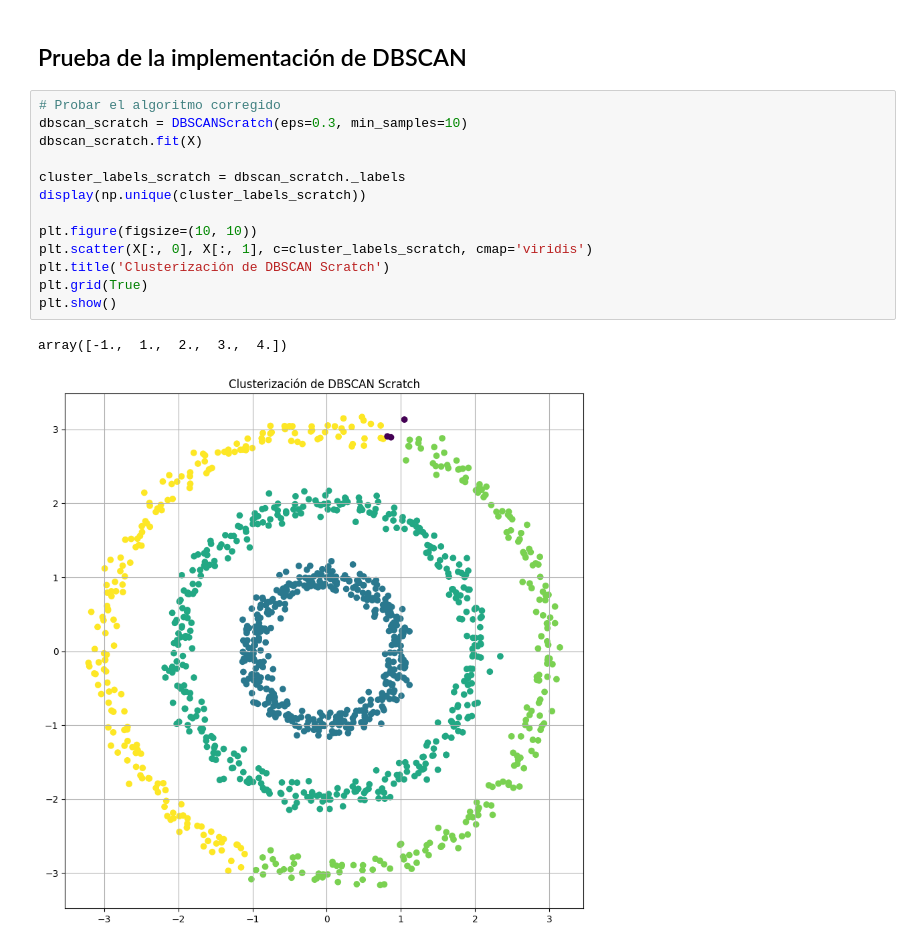
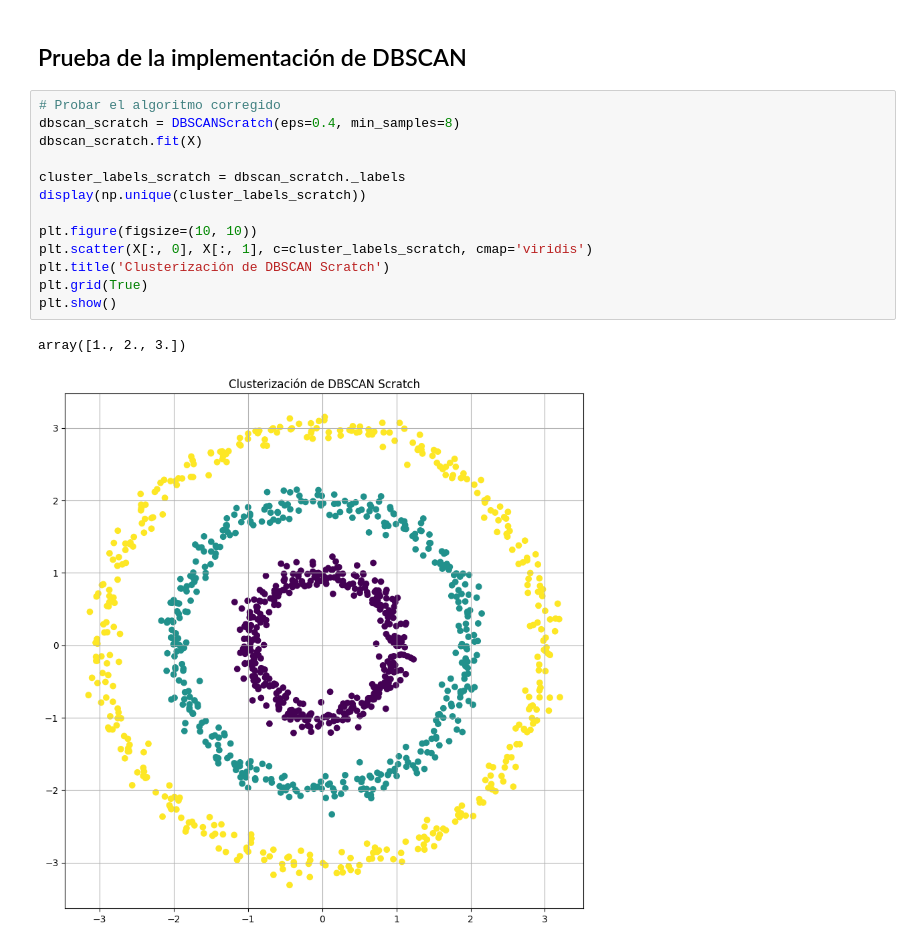
Before and after one commit to VforVitorio/Aprendizaje-Automatico, a Jupyter notebook: S010/pl06_dbscan_clusterizacion.ipynb, the cells around one changed output. Saved outputs shown, nothing was run; the diff lists cells and outputs as text.

```diff
--- a/S010/pl06_dbscan_clusterizacion.ipynb
+++ b/S010/pl06_dbscan_clusterizacion.ipynb
@@ -215,17 +242,17 @@ class DBSCANScratch:
 ## Prueba de la implementación de DBSCAN
 # %%
 # Probar el algoritmo corregido
-dbscan_scratch = DBSCANScratch(eps=0.3, min_samples=10)
+dbscan_scratch = DBSCANScratch(eps=0.4, min_samples=8)
 dbscan_scratch.fit(X)
 
 cluster_labels_scratch = dbscan_scratch._labels
 display(np.unique(cluster_labels_scratch))
 
 plt.figure(figsize=(10, 10))
 plt.scatter(X[:, 0], X[:, 1], c=cluster_labels_scratch, cmap='viridis')
 plt.title('Clusterización de DBSCAN Scratch')
 plt.grid(True)
 plt.show()
 # %% [output]
-array([-1.,  1.,  2.,  3.,  4.])
+array([1., 2., 3.])
-[figure, old version]
+[figure, new version]
```
Also changed, not shown: parts of 10 cells of this notebook, 3 other files.
